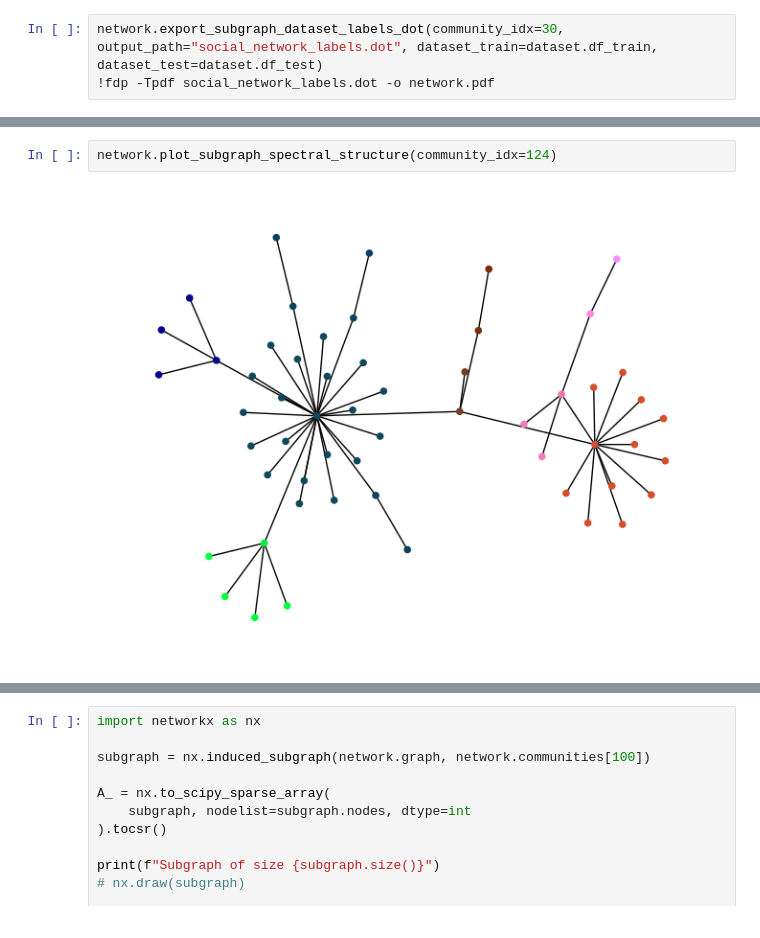
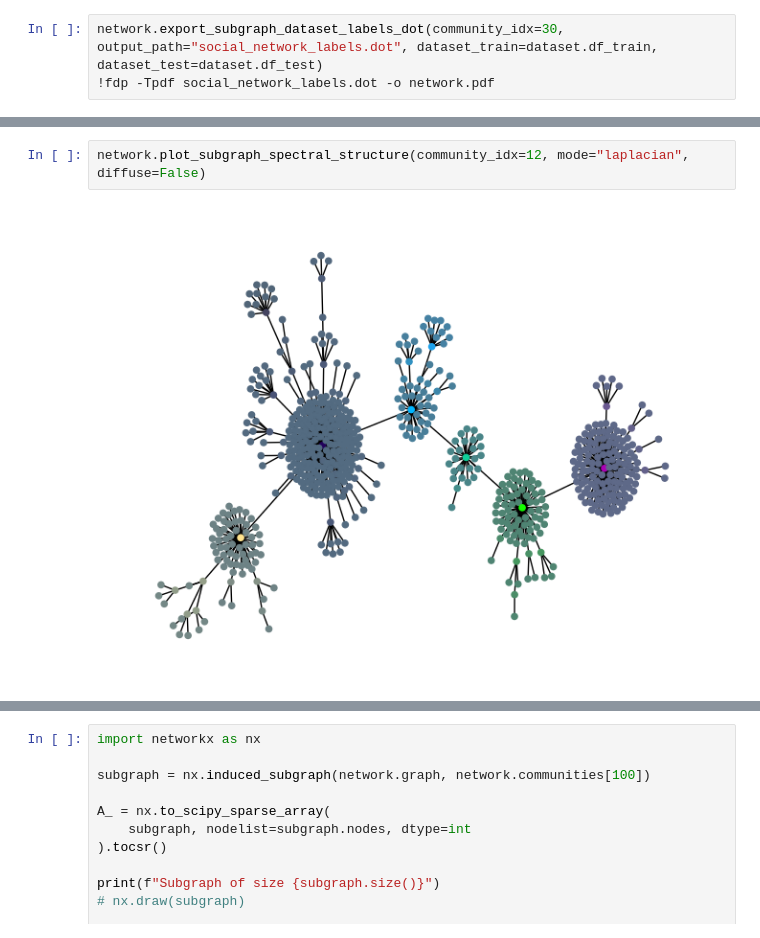
Before and after one commit to MatthiasPersonnaz/Mercor_Cheating_Detection, a Jupyter notebook: Mercor_Cheating_Detection.ipynb, the cells around one changed output, grey strips where cells are left out. Saved outputs shown, nothing was run; the diff lists cells and outputs as text.

```diff
--- a/Mercor_Cheating_Detection.ipynb
+++ b/Mercor_Cheating_Detection.ipynb
@@ -168,4 +197,4 @@ network.plot_subgraph_dataset_labels(community_idx=40, dataset_train=dataset.df_
 # %%
-network.plot_subgraph_spectral_structure(community_idx=124)
+network.plot_subgraph_spectral_structure(community_idx=12, mode="laplacian", diffuse=False)
 # %% [output]
-[figure, old version]
+[figure, new version]
```
Also changed, not shown: parts of 10 cells of this notebook, 2 other files.
